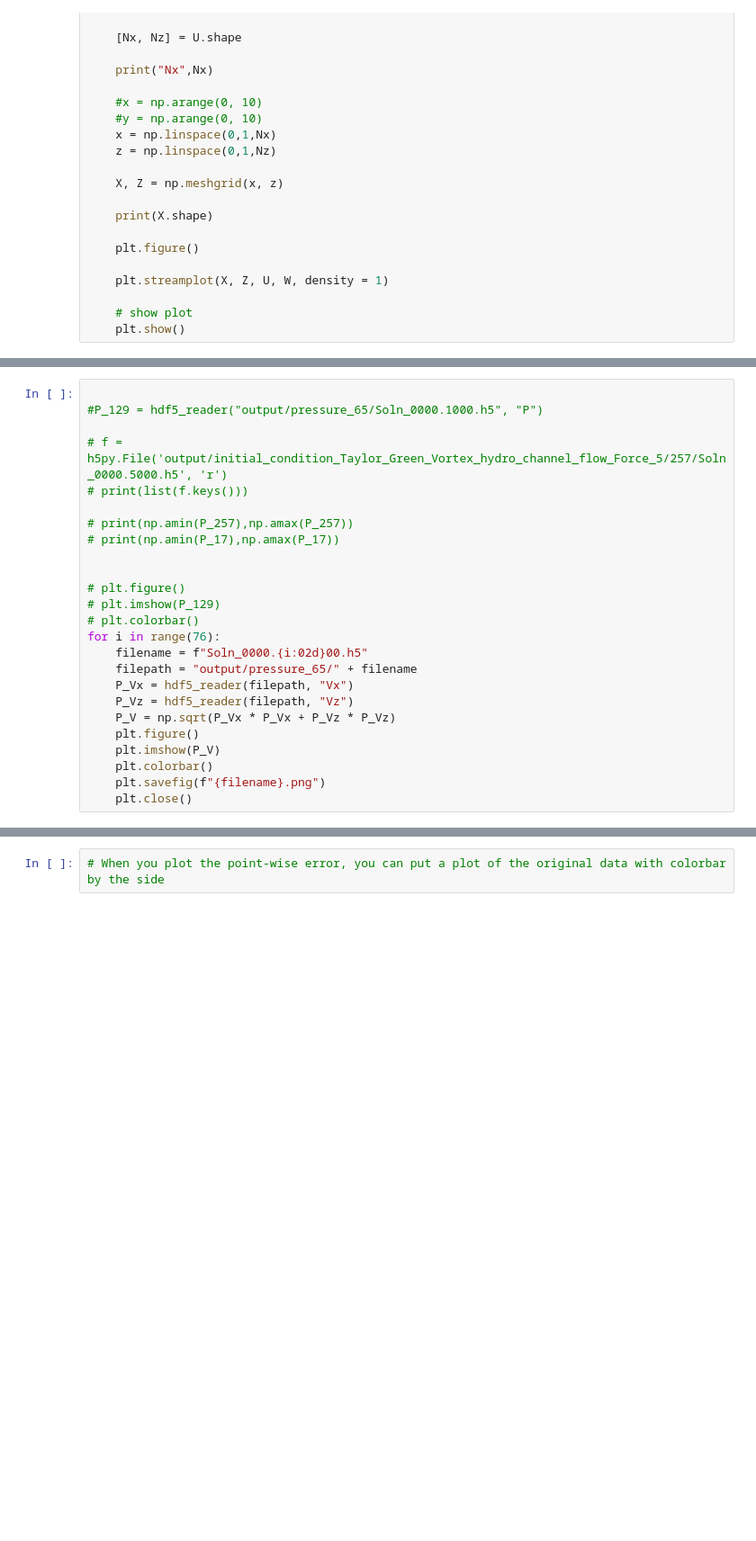
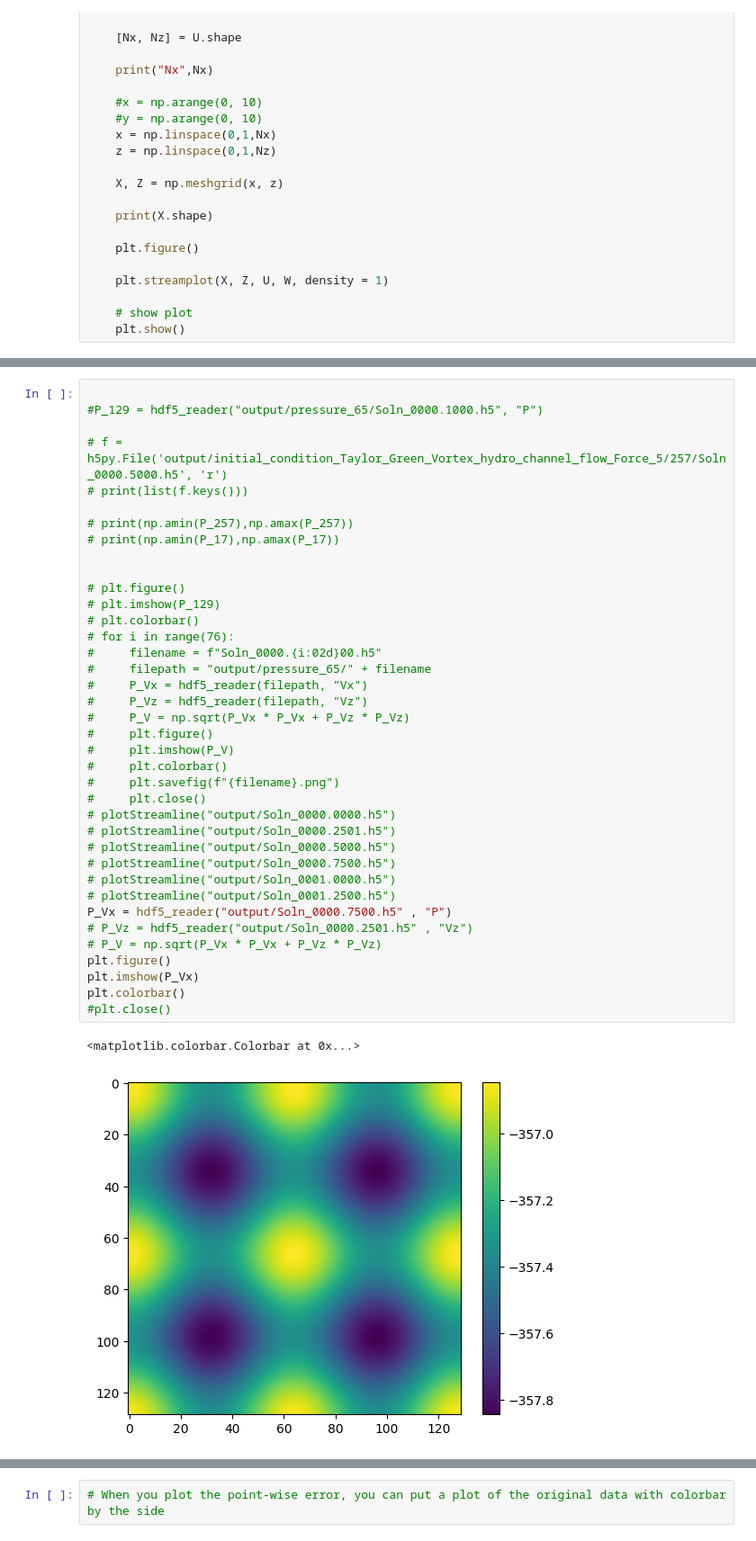
Before and after one commit to E53klasky/SARAS-Navier-Stokes-slover, a Jupyter notebook: visualizeHDF5.ipynb, the cells around one changed output, grey strips where cells are left out. Shown at 90% size. Saved outputs shown, nothing was run; the diff lists cells and outputs as text; blank space fills up the shorter version.

```diff
--- a/visualizeHDF5.ipynb
+++ b/visualizeHDF5.ipynb
@@ -133,28 +146,44 @@ Nx 129
 # %%
 
 #P_129 = hdf5_reader("output/pressure_65/Soln_0000.1000.h5", "P")
 
 # f = h5py.File('output/initial_condition_Taylor_Green_Vortex_hydro_channel_flow_Force_5/257/Soln_0000.5000.h5', 'r')
 # print(list(f.keys()))
 
 # print(np.amin(P_257),np.amax(P_257))
 # print(np.amin(P_17),np.amax(P_17))
 
 
 # plt.figure()
 # plt.imshow(P_129)
 # plt.colorbar()
-for i in range(76):
-    filename = f"Soln_0000.{i:02d}00.h5"
-    filepath = "output/pressure_65/" + filename
-    P_Vx = hdf5_reader(filepath, "Vx")
-    P_Vz = hdf5_reader(filepath, "Vz")
-    P_V = np.sqrt(P_Vx * P_Vx + P_Vz * P_Vz)
-    plt.figure()
-    plt.imshow(P_V)
-    plt.colorbar()
-    plt.savefig(f"{filename}.png")
-    plt.close()
+# for i in range(76):
+#     filename = f"Soln_0000.{i:02d}00.h5"
+#     filepath = "output/pressure_65/" + filename
+#     P_Vx = hdf5_reader(filepath, "Vx")
+#     P_Vz = hdf5_reader(filepath, "Vz")
+#     P_V = np.sqrt(P_Vx * P_Vx + P_Vz * P_Vz)
+#     plt.figure()
+#     plt.imshow(P_V)
+#     plt.colorbar()
+#     plt.savefig(f"{filename}.png")
+#     plt.close()
+# plotStreamline("output/Soln_0000.0000.h5")
+# plotStreamline("output/Soln_0000.2501.h5")
+# plotStreamline("output/Soln_0000.5000.h5")
+# plotStreamline("output/Soln_0000.7500.h5")
+# plotStreamline("output/Soln_0001.0000.h5")
+# plotStreamline("output/Soln_0001.2500.h5")
+P_Vx = hdf5_reader("output/Soln_0000.7500.h5" , "P")
+# P_Vz = hdf5_reader("output/Soln_0000.2501.h5" , "Vz")
+# P_V = np.sqrt(P_Vx * P_Vx + P_Vz * P_Vz)
+plt.figure()
+plt.imshow(P_Vx)
+plt.colorbar()
+#plt.close()
+# %% [output]
+<matplotlib.colorbar.Colorbar at 0x...>
+[figure, added]
 # %%
 def plot_density():
 
```
Also changed, not shown: parts of 5 cells of this notebook, 5 other files.
